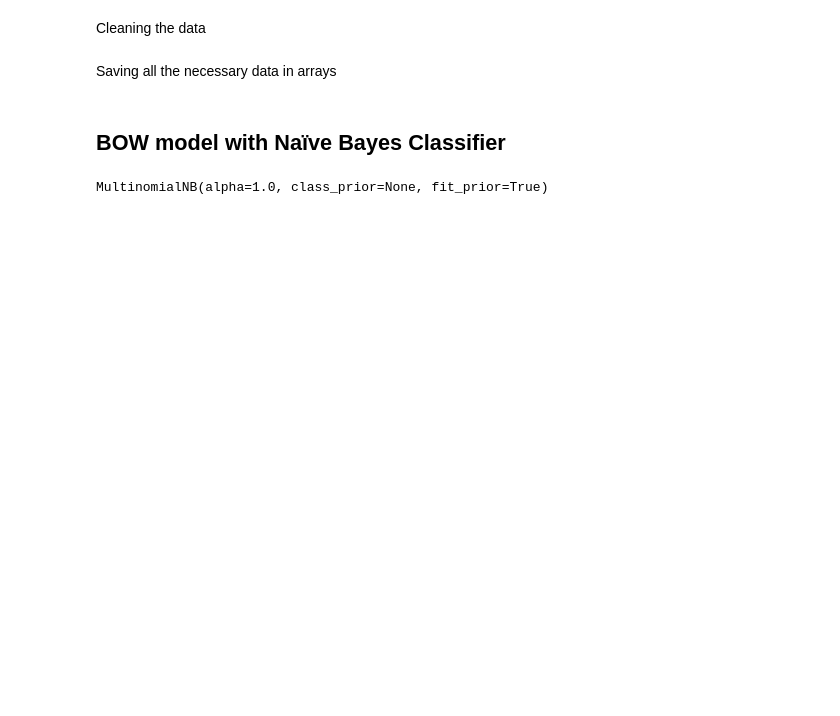
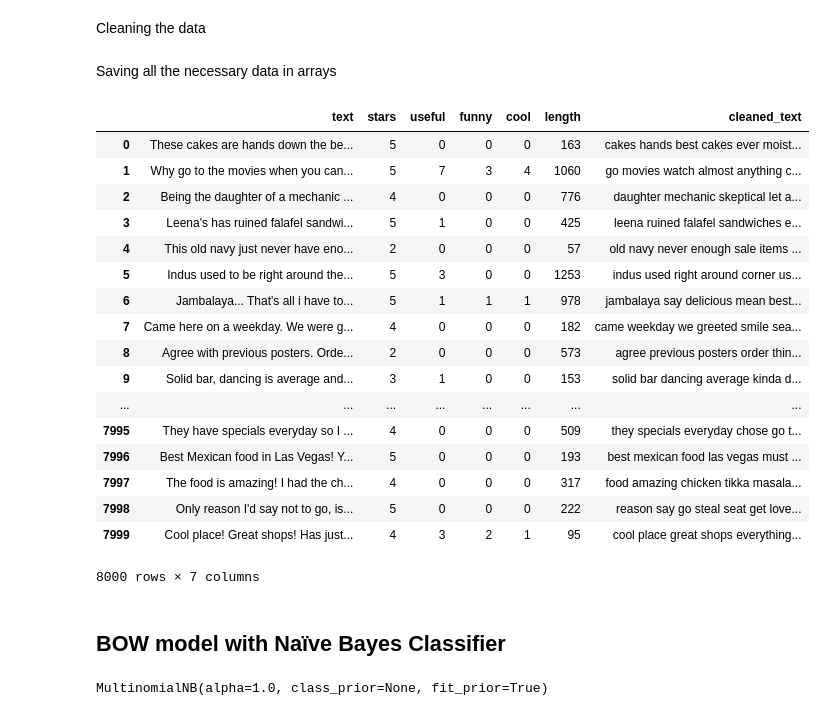
Before and after one commit to Giacky/NLPProject, a Jupyter notebook: Main.ipynb, the cells around one changed output. Saved outputs shown, nothing was run; the diff lists cells and outputs as text; code cells hidden in the pictures; blank space fills up the shorter version.

```diff
--- a/Main.ipynb
+++ b/Main.ipynb
@@ -102,2 +110,23 @@ df_test
+# %%
+df_validation
+# %% [output]
+|  | text | stars | useful | funny | cool | length | cleaned_text |
+| 0 | These cakes are hands down the be... | 5 | 0 | 0 | 0 | 163 | cakes hands best cakes ever moist... |
+| 1 | Why go to the movies when you can... | 5 | 7 | 3 | 4 | 1060 | go movies watch almost anything c... |
+| 2 | Being the daughter of a mechanic ... | 4 | 0 | 0 | 0 | 776 | daughter mechanic skeptical let a... |
+| 3 | Leena's has ruined falafel sandwi... | 5 | 1 | 0 | 0 | 425 | leena ruined falafel sandwiches e... |
+| 4 | This old navy just never have eno... | 2 | 0 | 0 | 0 | 57 | old navy never enough sale items ... |
+| 5 | Indus used to be right around the... | 5 | 3 | 0 | 0 | 1253 | indus used right around corner us... |
+| 6 | Jambalaya... That's all i have to... | 5 | 1 | 1 | 1 | 978 | jambalaya say delicious mean best... |
+| 7 | Came here on a weekday. We were g... | 4 | 0 | 0 | 0 | 182 | came weekday we greeted smile sea... |
+| 8 | Agree with previous posters. Orde... | 2 | 0 | 0 | 0 | 573 | agree previous posters order thin... |
+| 9 | Solid bar, dancing is average and... | 3 | 1 | 0 | 0 | 153 | solid bar dancing average kinda d... |
+| ... | ... | ... | ... | ... | ... | ... | ... |
+| 7995 | They have specials everyday so I ... | 4 | 0 | 0 | 0 | 509 | they specials everyday chose go t... |
+| 7996 | Best Mexican food in Las Vegas! Y... | 5 | 0 | 0 | 0 | 193 | best mexican food las vegas must ... |
+| 7997 | The food is amazing! I had the ch... | 4 | 0 | 0 | 0 | 317 | food amazing chicken tikka masala... |
+| 7998 | Only reason I'd say not to go, is... | 5 | 0 | 0 | 0 | 222 | reason say go steal seat get love... |
+| 7999 | Cool place! Great shops! Has just... | 4 | 3 | 2 | 1 | 95 | cool place great shops everything... |
+8000 rows × 7 columns
 # %%
 train = df_train['cleaned_text'].values
```
Also changed, not shown: parts of 21 cells of this notebook, 1 other file.
